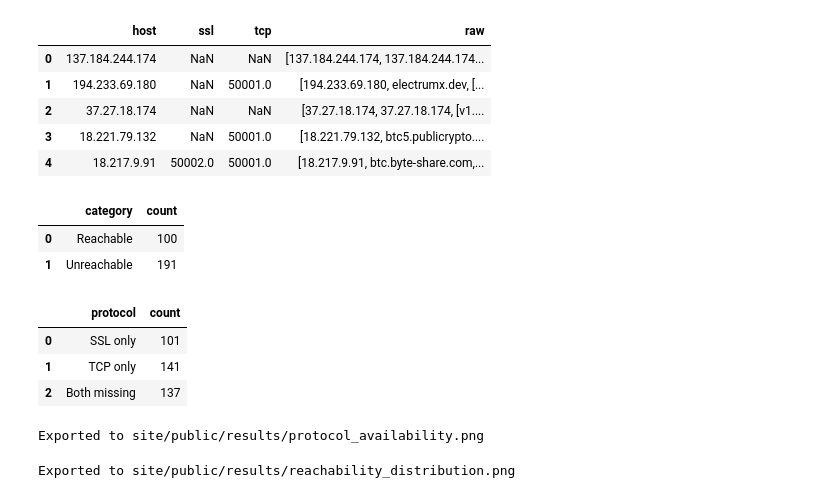
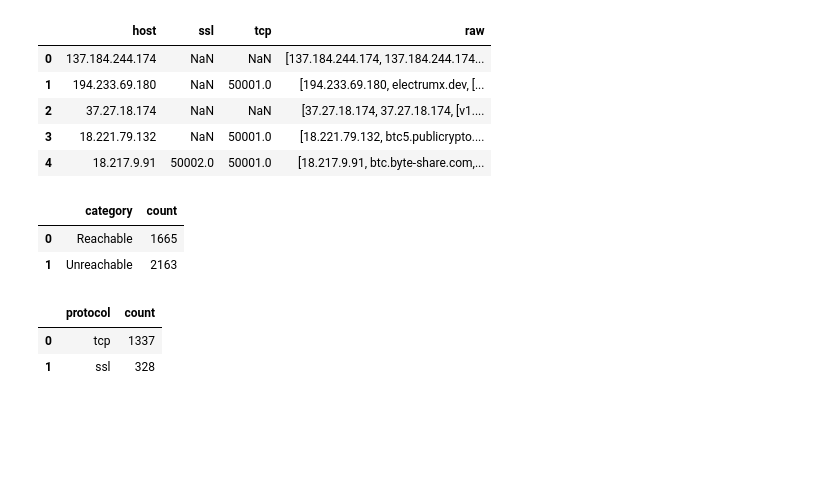
Before and after one commit to gabrielcaixeta01/electrum-observatory, a Jupyter notebook: analysis/notebooks/05_reachability_distribution.ipynb, the cells around one changed output. Drawn from its saved outputs; the diff is of its cells as text; code cells hidden in the pictures; blank space fills up the shorter version.

```diff
--- a/analysis/notebooks/05_reachability_distribution.ipynb
+++ b/analysis/notebooks/05_reachability_distribution.ipynb
@@ -46,18 +40,18 @@ df["is_online"] = df["latency_ms"].notna()
 # %%
-total = len(df)
-reachable = df["is_online"].sum()
+total = len(peers_raw)
+reachable = len(online_raw)
 unreachable = total - reachable
 
 metrics = pd.DataFrame({
     "category": ["Reachable", "Unreachable"],
     "count": [reachable, unreachable]
 })
 
 metrics
 # %% [output]
 |  | category | count |
-| 0 | Reachable | 100 |
-| 1 | Unreachable | 191 |
+| 0 | Reachable | 1665 |
+| 1 | Unreachable | 2163 |
 # %%
 fig = px.bar(
     metrics,
@@ -90,22 +84,24 @@ fig_pie = px.pie(
 
 fig_pie.update_layout(template="plotly_dark", height=450)
 fig_pie.show()
-# %%
-proto_stats = pd.DataFrame({
-    "protocol": ["SSL only", "TCP only", "Both missing"],
-    "count": [
-        df["ssl"].notna().sum(),
-        df["tcp"].notna().sum(),
-        df[ (df["ssl"].isna()) & (df["tcp"].isna()) ].shape[0]
-    ]
-})
-
-proto_stats
-# %% [output]
-|  | protocol | count |
-| 0 | SSL only | 101 |
-| 1 | TCP only | 141 |
-| 2 | Both missing | 137 |
+# %%
+# Código para obter TCP x SSL a partir de df_online
+
+# --- Compute TCP vs SSL availability --------------------------------------
+
+# 1. Cada linha tem "protocol": "tcp" ou "ssl", então basta contar.
+proto_stats = (
+    df_online["protocol"]
+    .value_counts()
+    .reset_index()
+)
+
+proto_stats.columns = ["protocol", "count"]
+proto_stats
+# %% [output]
+|  | protocol | count |
+| 0 | tcp | 1337 |
+| 1 | ssl | 328 |
 # %%
 fig_proto = px.bar(
     proto_stats,
@@ -126,16 +123,3 @@ fig_proto.update_layout(
 fig_proto.update_traces(textposition="outside")
 
 fig_proto.show()
-# %%
-fig_proto.write_image(str(EXPORT_DIR / "protocol_availability.png"), scale=2)
-print("Exported to site/public/results/protocol_availability.png")
-# %% [output]
-Exported to site/public/results/protocol_availability.png
-# %%
-EXPORT_DIR = Path("../../site/public/results")
-EXPORT_DIR.mkdir(parents=True, exist_ok=True)
-
-fig.write_image(str(EXPORT_DIR / "reachability_distribution.png"), scale=2)
-print("Exported to site/public/results/reachability_distribution.png")
-# %% [output]
-Exported to site/public/results/reachability_distribution.png
```
Also changed, not shown: parts of 4 cells of this notebook, 4 other files.
